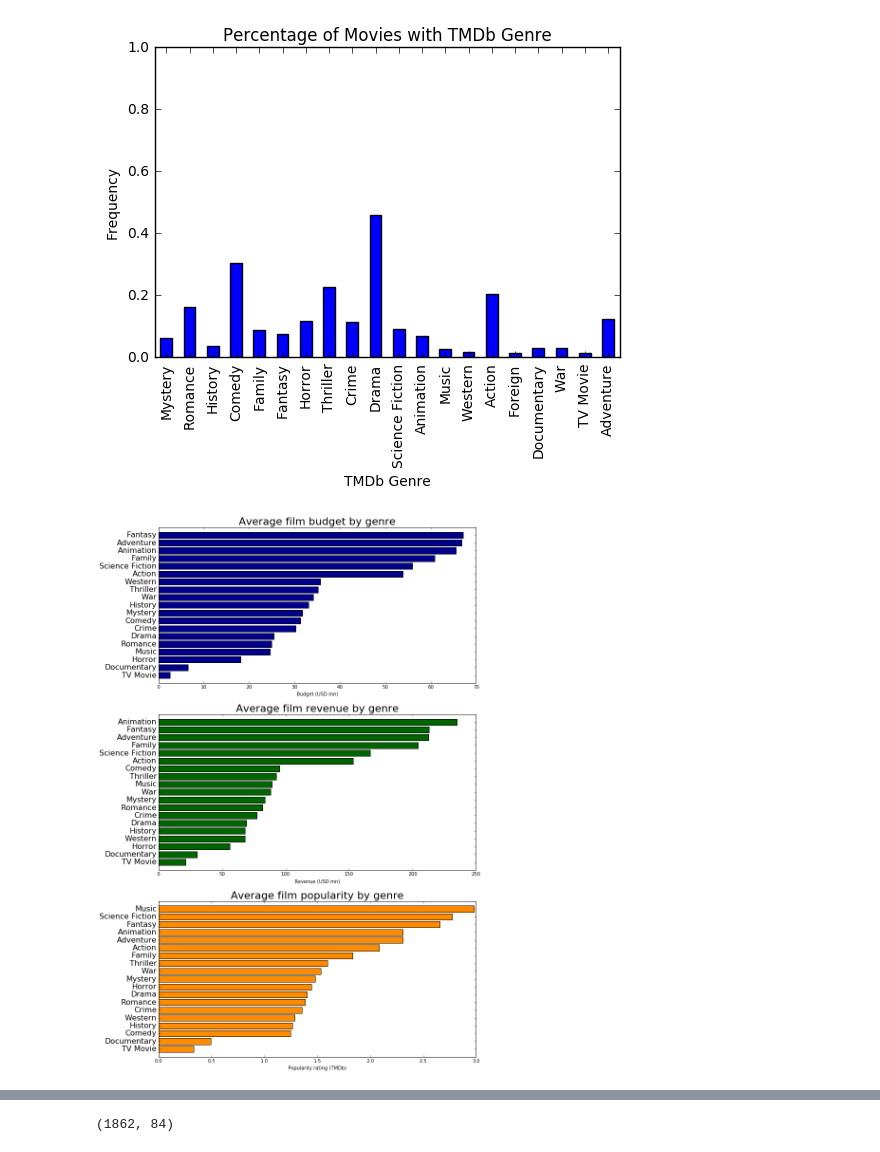
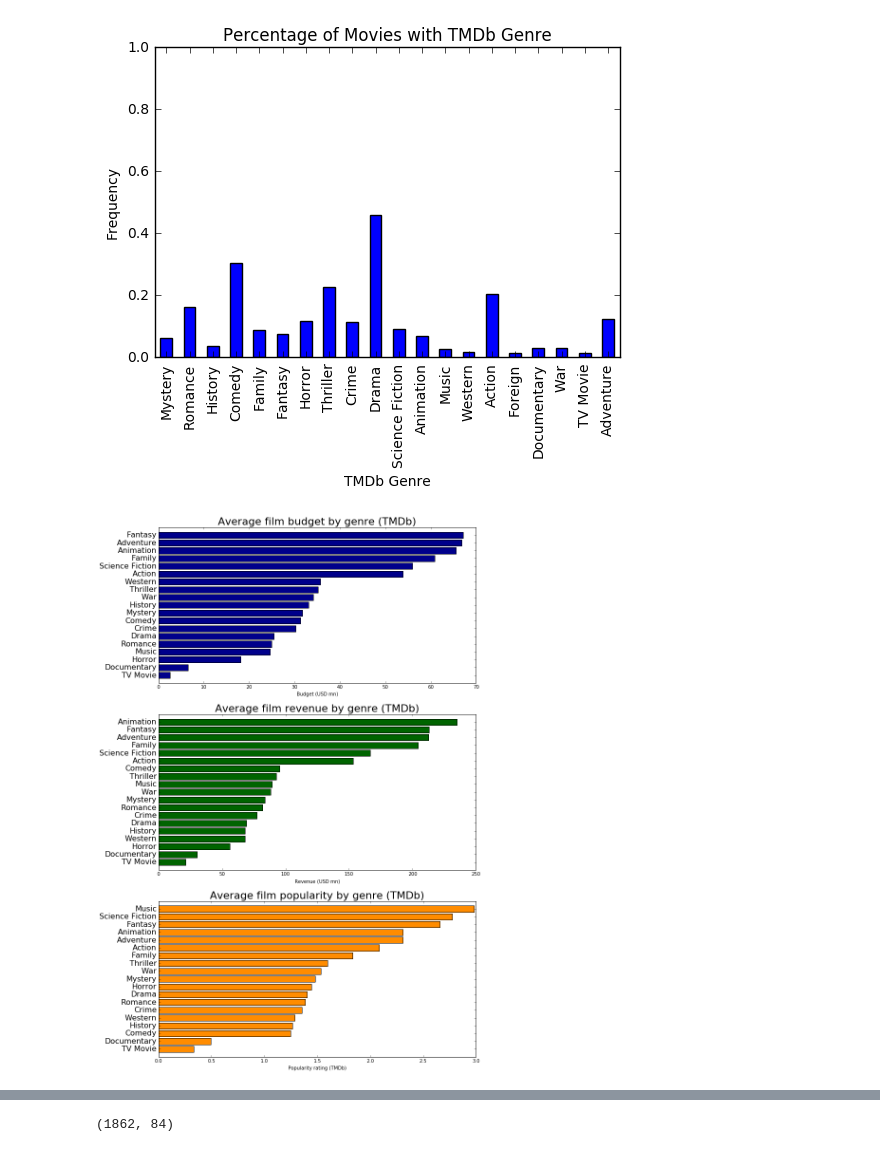
Before and after one commit to All-Star-Vipers/CS109B-Final-Project, a Jupyter notebook: Milestone 1/Milestone 1 - Submission.ipynb, the cells around one changed output, grey strips where cells are left out. Saved outputs shown, nothing was run; the diff lists cells and outputs as text; code cells hidden in the pictures.

```diff
--- a/Milestone 1/Milestone 1 - Submission.ipynb
+++ b/Milestone 1/Milestone 1 - Submission.ipynb
@@ -361,31 +375,31 @@ for genre in tmdb_gen.columns.drop('id'):
 # %%
 # Plot film characteristics by genre
 
 fig, ax = plt.subplots(3, 1, figsize = (12, 20))
 
 y_pos = np.arange(len(genre_plot.index))
 
 ax[0].barh(y_pos, genre_plot['Average Budget'].sort_values()/1e6,  align = "center", color = "darkblue")
 ax[0].set_yticks(y_pos)
 ax[0].set_yticklabels(genre_plot.sort_values('Average Budget').index, fontsize = 16)
 ax[0].set_ylim(-1, len(genre_plot.index))
-ax[0].set_title("Average film budget by genre", fontsize = 22)
+ax[0].set_title("Average film budget by genre (TMDb)", fontsize = 22)
 ax[0].set_xlabel("Budget (USD mn)")
 
 ax[1].barh(y_pos, genre_plot['Average Revenue'].sort_values()/1e6, align = "center", color = "darkgreen")
 ax[1].set_yticks(y_pos)
 ax[1].set_yticklabels(genre_plot.sort_values('Average Revenue').index, fontsize = 16)
 ax[1].set_ylim(-1, len(genre_plot.index))
-ax[1].set_title("Average film revenue by genre", fontsize = 22)
+ax[1].set_title("Average film revenue by genre (TMDb)", fontsize = 22)
 ax[1].set_xlabel("Revenue (USD mn)")
 
 ax[2].barh(y_pos, genre_plot['Average Popularity'].sort_values(), align = "center", color = "darkorange")
 ax[2].set_yticks(y_pos)
 ax[2].set_yticklabels(genre_plot.sort_values('Average Popularity').index, fontsize = 16)
 ax[2].set_ylim(-1, len(genre_plot.index))
-ax[2].set_title("Average film popularity by genre", fontsize = 22)
+ax[2].set_title("Average film popularity by genre (TMDb)", fontsize = 22)
 ax[2].set_xlabel("Popularity rating (TMDb)")
 
 plt.show();
 # %% [output]
-[figure, old version]
+[figure, new version]
```
Also changed, not shown: parts of 5 cells of this notebook, 1 other file.
